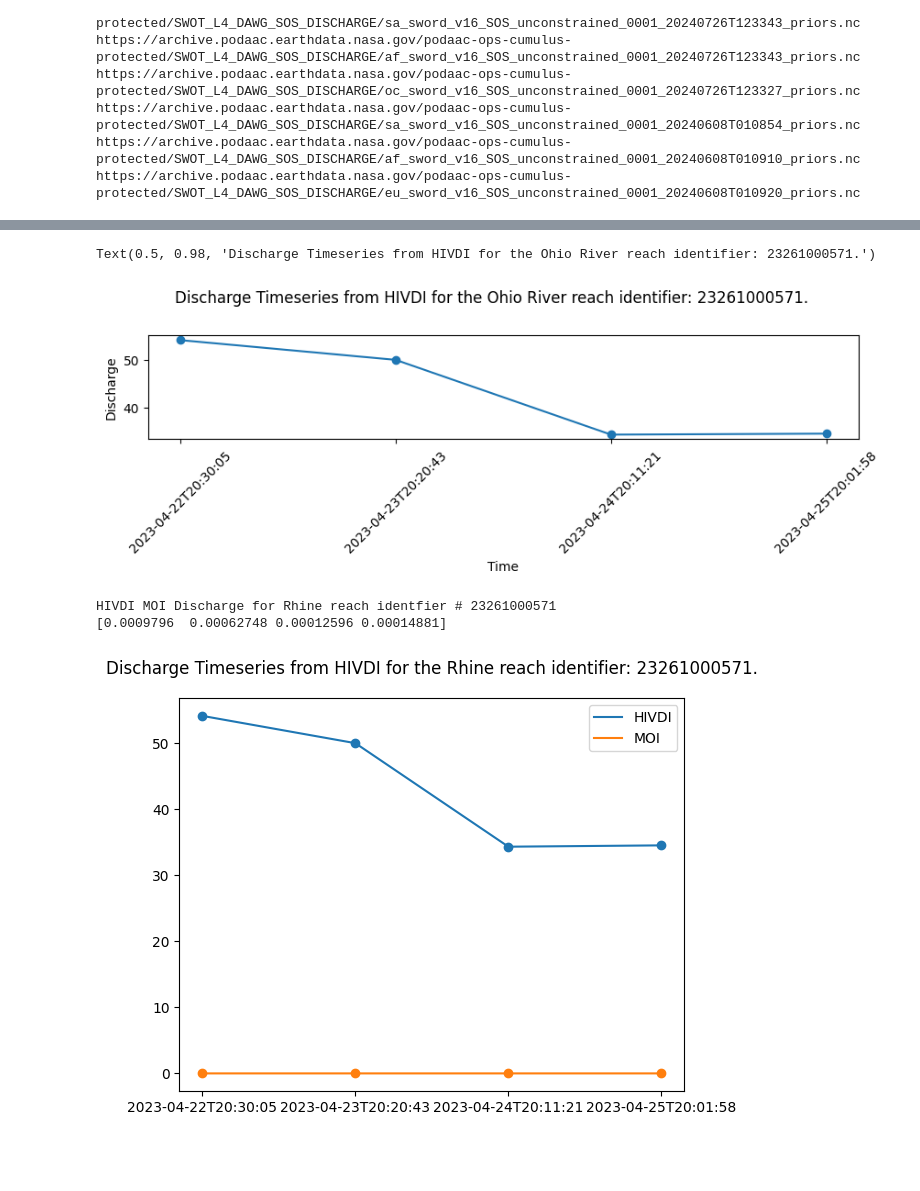
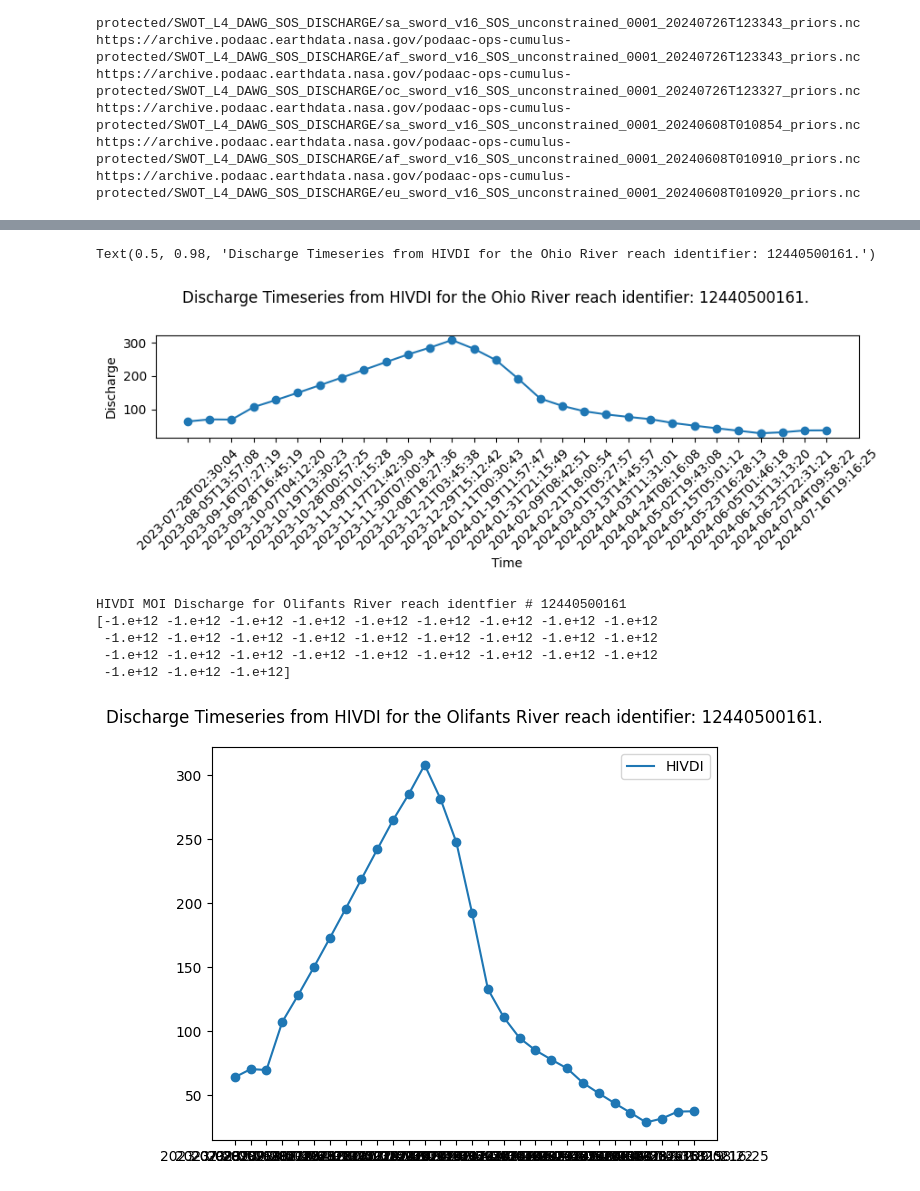
Before and after one commit to cgangoda/SWOT_Stream_Flow_Routing, a Jupyter notebook: SWOT_DATA.ipynb, the cells around one changed output, grey strips where cells are left out. Drawn from its saved outputs; the diff is of its cells as text; code cells hidden in the pictures; blank space fills up the shorter version.

```diff
--- a/SWOT_DATA.ipynb
+++ b/SWOT_DATA.ipynb
@@ -125,8 +125,10 @@ https://archive.podaac.earthdata.nasa.gov/podaac-ops-cumulus-protected/SWOT_L4_D
 https://archive.podaac.earthdata.nasa.gov/podaac-ops-cumulus-protected/SWOT_L4_DAWG_SOS_DISCHARGE/eu_sword_v16_SOS_unconstrained_0001_20240608T010920_priors.nc
 # %%
 # Select Europe ("eu") priors file to work with
-priors_link = "https://archive.podaac.earthdata.nasa.gov/podaac-ops-cumulus-protected/SWOT_L4_DAWG_SOS_DISCHARGE/eu_sword_v15_SOS_unconstrained_0001_20240228T205029_priors.nc"
-
+#priors_link = "https://archive.podaac.earthdata.nasa.gov/podaac-ops-cumulus-protected/SWOT_L4_DAWG_SOS_DISCHARGE/eu_sword_v15_SOS_unconstrained_0001_20240228T205029_priors.nc"
+#priors_link = "https://archive.podaac.earthdata.nasa.gov/podaac-ops-cumulus-protected/SWOT_L4_DAWG_SOS_DISCHARGE/eu_sword_v16_SOS_unconstrained_0001_20240726T123345_priors.nc"
+#priors_link = "https://archive.podaac.earthdata.nasa.gov/podaac-ops-cumulus-protected/SWOT_L4_DAWG_SOS_DISCHARGE/eu_sword_v16_SOS_unconstrained_0001_20240608T010920_priors.nc"
+priors_link = 'https://archive.podaac.earthdata.nasa.gov/podaac-ops-cumulus-protected/SWOT_L4_DAWG_SOS_DISCHARGE/af_sword_v16_SOS_unconstrained_0001_20240726T123343_priors.nc'
 # Select results
 results_link = priors_link.replace("priors", "results")
 
@@ -145,7 +147,7 @@ results = nc.Dataset(downloads_dir.joinpath(results_download), format="NETCDF4")
 # Constants
 
 # Select a river
-RIVER_NAME = "Rhine"
+RIVER_NAME = "Olifants River"
 
 # Select a discharge algorithm (hivdi, neobam, metroman, momma, sad, sic4dvar)
 DISCHARGE_ALGORITHM = "hivdi"
@@ -393,6 +391,6 @@ Indexes for the Rhine
 # %%
 # Select the first reach from the overlapping indexes
-data_index = overlap_indexes[0]
+data_index = overlap_indexes[1]
 
 # Locate the reach identifier
 reach_id = reaches['reach_id'][data_index]
@@ -475,8 +497,8 @@ plt.xticks(rotation = 45)
 
 plt.suptitle(f"Discharge Timeseries from HIVDI for the Ohio River reach identifier: {reach_id}.")
 # %% [output]
-Text(0.5, 0.98, 'Discharge Timeseries from HIVDI for the Ohio River reach identifier: 23261000571.')
+Text(0.5, 0.98, 'Discharge Timeseries from HIVDI for the Ohio River reach identifier: 12440500161.')
-[figure, old version]
+[figure, new version]
 # %%
 # Locate MOI discharge results for discharge algorithm making sure to filter out missing values
 moi_q = results["moi"][DISCHARGE_ALGORITHM]["q"][data_index]
@@ -485,24 +507,27 @@ moi_q = moi_q[missing_reach_index]
 print(f"{DISCHARGE_ALGORITHM.upper()} MOI Discharge for {RIVER_NAME} reach identfier # {reach_id}")
 print(moi_q)
 # %% [output]
-HIVDI MOI Discharge for Rhine reach identfier # 23261000571
-[0.0009796  0.00062748 0.00012596 0.00014881]
+HIVDI MOI Discharge for Olifants River reach identfier # 12440500161
+[-1.e+12 -1.e+12 -1.e+12 -1.e+12 -1.e+12 -1.e+12 -1.e+12 -1.e+12 -1.e+12
+ -1.e+12 -1.e+12 -1.e+12 -1.e+12 -1.e+12 -1.e+12 -1.e+12 -1.e+12 -1.e+12
+ -1.e+12 -1.e+12 -1.e+12 -1.e+12 -1.e+12 -1.e+12 -1.e+12 -1.e+12 -1.e+12
+ -1.e+12 -1.e+12 -1.e+12]
 # %%
 # Plot discharge algorithm alongside MOI discharge
 
 # Discharge algorithm Q
 plt.scatter(time_str, discharge_algo_q)
 plt.plot(time_str, discharge_algo_q, label=f"{DISCHARGE_ALGORITHM.upper()}")
 
 # MOI Q
-plt.scatter(time_str, moi_q)
-plt.plot(time_str, moi_q, label="MOI")
+#plt.scatter(time_str, moi_q)
+#plt.plot(time_str, moi_q, label="MOI")
 
 plt.suptitle(f"Discharge Timeseries from HIVDI for the {RIVER_NAME} reach identifier: {reach_id}.")
 plt.legend()
 plt.tight_layout()
 # %% [output]
-[figure, old version]
+[figure, new version]
 # %%
 priors.close()
 results.close()
```
Also changed, not shown: parts of 15 cells of this notebook.
